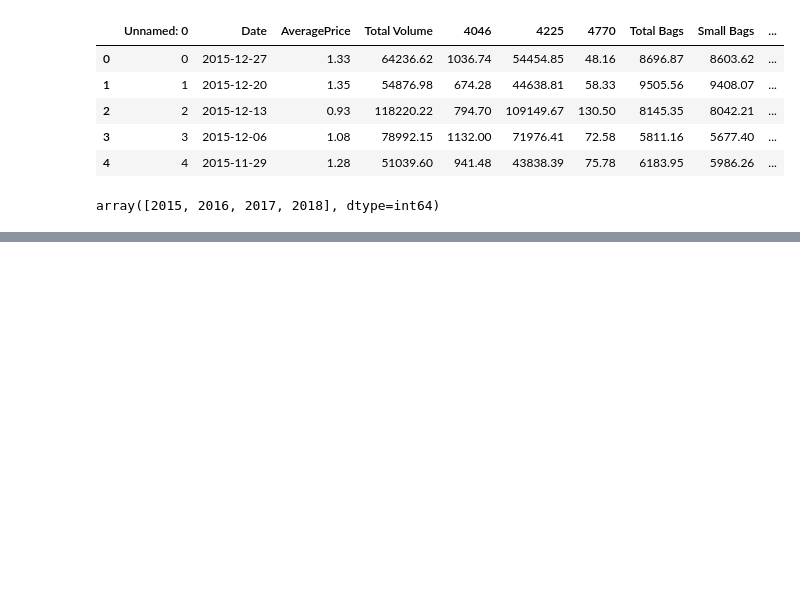
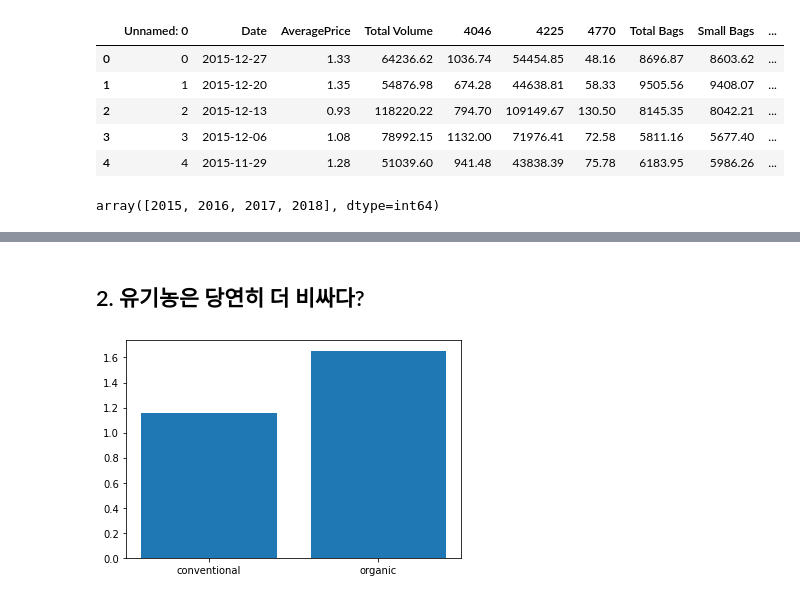
Before and after one commit to super-corini/programmers_kdt_II, a Jupyter notebook: Week3d5.ipynb, the cells around one changed output, grey strips where cells are left out. Drawn from its saved outputs; the diff is of its cells as text; code cells hidden in the pictures; blank space fills up the shorter version.

```diff
--- a/Week3d5.ipynb
+++ b/Week3d5.ipynb
@@ -101,0 +117,7 @@ plt.show()
+# %% [markdown]
+## 2. 유기농은 당연히 더 비싸다?
+# %%
+plt.bar(['conventional', 'organic'], avocado['AveragePrice'].groupby(by = avocado['type']).mean())
+plt.show()
+# %% [output]
+[figure, added]
```
Also changed, not shown: parts of 7 cells of this notebook.
